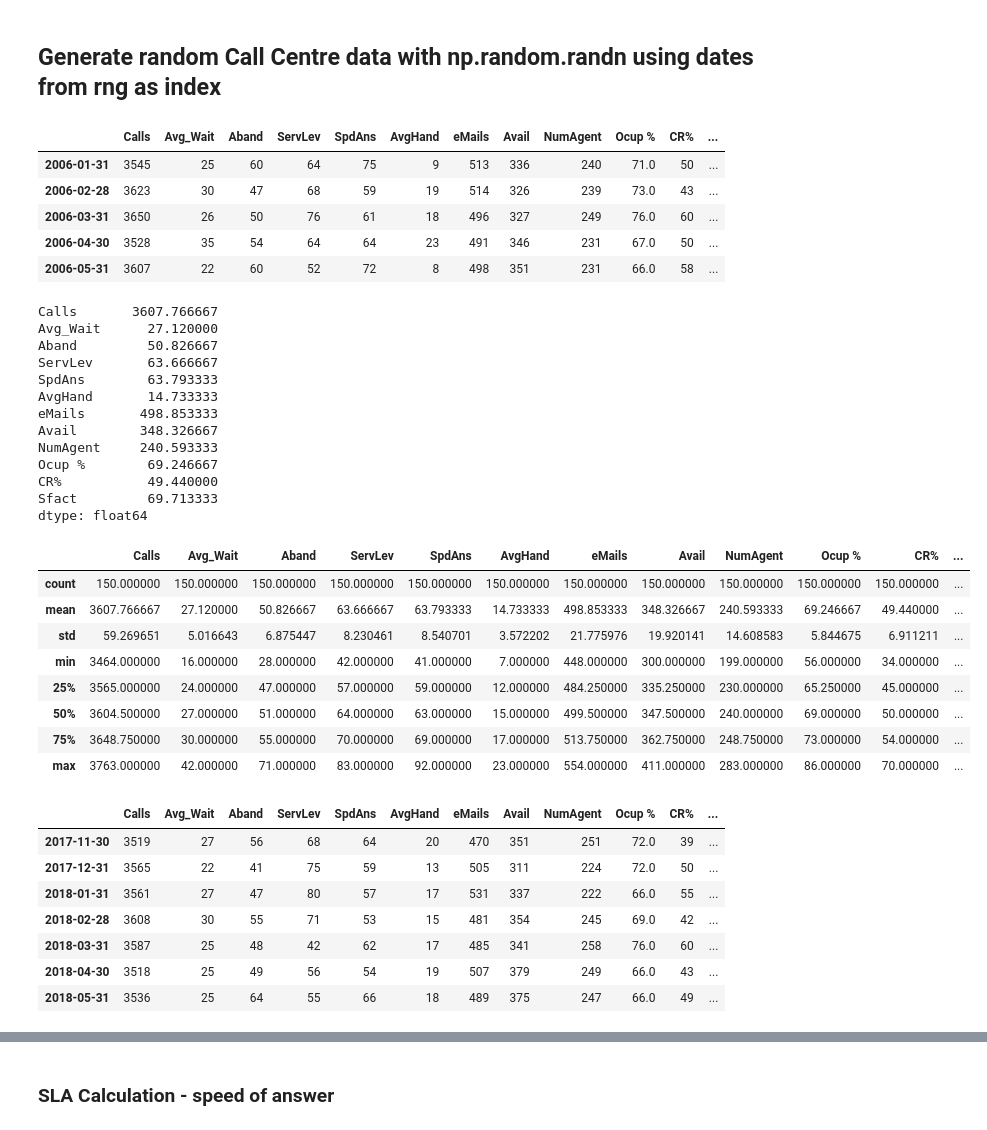
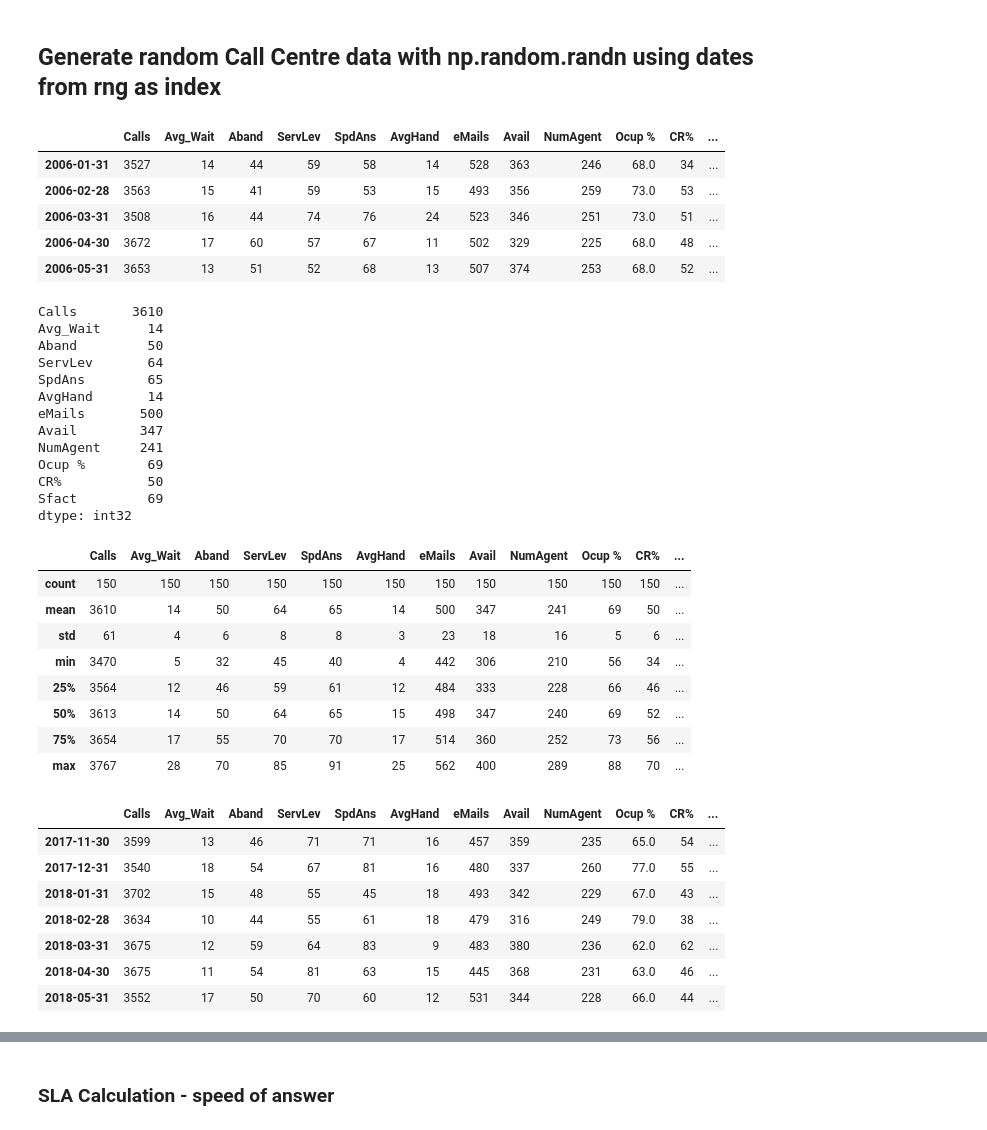
Before and after one commit to eamonnofarrell/Programming_Project, a Jupyter notebook: Prog_Project.ipynb, the cells around one changed output, grey strips where cells are left out. Saved outputs shown, nothing was run; the diff lists cells and outputs as text; code cells hidden in the pictures.

```diff
--- a/Prog_Project.ipynb
+++ b/Prog_Project.ipynb
@@ -64,7 +64,7 @@ DatetimeIndex(['2006-01-31', '2006-02-28', '2006-03-31', '2006-04-30',
 ## Generate random Call Centre data with np.random.randn using dates from rng as index
 # %%
 Calls = pd.DataFrame(np.random.poisson(3617, len(rng)), index=rng, columns = ["Calls"])
-Calls["Avg_Wait"] = pd.DataFrame.assign(np.random.poisson(27, len(rng)))
+Calls["Avg_Wait"] = pd.DataFrame.assign(np.random.poisson(15, len(rng)))
 Calls["Aband"] = pd.DataFrame.assign(np.random.poisson(50, len(rng)))
 Calls["ServLev"] = pd.DataFrame.assign(np.random.poisson(65, len(rng)))
 Calls["SpdAns"] = pd.DataFrame.assign(np.random.poisson(65, len(rng)))
@@ -79,48 +79,48 @@ Calls["Sfact"] =  pd.DataFrame.assign(np.random.poisson(70, len(rng)))
 Calls.head()
 # %% [output]
 |  | Calls | Avg_Wait | Aband | ServLev | SpdAns | AvgHand | eMails | Avail | NumAgent | Ocup % | CR% | ... |
-| 2006-01-31 | 3545 | 25 | 60 | 64 | 75 | 9 | 513 | 336 | 240 | 71.0 | 50 | ... |
-| 2006-02-28 | 3623 | 30 | 47 | 68 | 59 | 19 | 514 | 326 | 239 | 73.0 | 43 | ... |
-| 2006-03-31 | 3650 | 26 | 50 | 76 | 61 | 18 | 496 | 327 | 249 | 76.0 | 60 | ... |
-| 2006-04-30 | 3528 | 35 | 54 | 64 | 64 | 23 | 491 | 346 | 231 | 67.0 | 50 | ... |
-| 2006-05-31 | 3607 | 22 | 60 | 52 | 72 | 8 | 498 | 351 | 231 | 66.0 | 58 | ... |
+| 2006-01-31 | 3527 | 14 | 44 | 59 | 58 | 14 | 528 | 363 | 246 | 68.0 | 34 | ... |
+| 2006-02-28 | 3563 | 15 | 41 | 59 | 53 | 15 | 493 | 356 | 259 | 73.0 | 53 | ... |
+| 2006-03-31 | 3508 | 16 | 44 | 74 | 76 | 24 | 523 | 346 | 251 | 73.0 | 51 | ... |
+| 2006-04-30 | 3672 | 17 | 60 | 57 | 67 | 11 | 502 | 329 | 225 | 68.0 | 48 | ... |
+| 2006-05-31 | 3653 | 13 | 51 | 52 | 68 | 13 | 507 | 374 | 253 | 68.0 | 52 | ... |
 # %%
-Calls.mean()
+Calls.mean().astype(int)
 # %% [output]
-Calls       3607.766667
-Avg_Wait      27.120000
-Aband         50.826667
-ServLev       63.666667
-SpdAns        63.793333
-AvgHand       14.733333
-eMails       498.853333
-Avail        348.326667
-NumAgent     240.593333
-Ocup %        69.246667
-CR%           49.440000
-Sfact         69.713333
-dtype: float64
+Calls       3610
+Avg_Wait      14
+Aband         50
+ServLev       64
+SpdAns        65
+AvgHand       14
+eMails       500
+Avail        347
+NumAgent     241
+Ocup %        69
+CR%           50
+Sfact         69
+dtype: int32
 # %%
-Calls.describe()
+Calls.describe().astype(int)
 # %% [output]
 |  | Calls | Avg_Wait | Aband | ServLev | SpdAns | AvgHand | eMails | Avail | NumAgent | Ocup % | CR% | ... |
-| count | 150.000000 | 150.000000 | 150.000000 | 150.000000 | 150.000000 | 150.000000 | 150.000000 | 150.000000 | 150.000000 | 150.000000 | 150.000000 | ... |
-| mean | 3607.766667 | 27.120000 | 50.826667 | 63.666667 | 63.793333 | 14.733333 | 498.853333 | 348.326667 | 240.593333 | 69.246667 | 49.440000 | ... |
-| std | 59.269651 | 5.016643 | 6.875447 | 8.230461 | 8.540701 | 3.572202 | 21.775976 | 19.920141 | 14.608583 | 5.844675 | 6.911211 | ... |
-| min | 3464.000000 | 16.000000 | 28.000000 | 42.000000 | 41.000000 | 7.000000 | 448.000000 | 300.000000 | 199.000000 | 56.000000 | 34.000000 | ... |
-| 25% | 3565.000000 | 24.000000 | 47.000000 | 57.000000 | 59.000000 | 12.000000 | 484.250000 | 335.250000 | 230.000000 | 65.250000 | 45.000000 | ... |
-| 50% | 3604.500000 | 27.000000 | 51.000000 | 64.000000 | 63.000000 | 15.000000 | 499.500000 | 347.500000 | 240.000000 | 69.000000 | 50.000000 | ... |
-| 75% | 3648.750000 | 30.000000 | 55.000000 | 70.000000 | 69.000000 | 17.000000 | 513.750000 | 362.750000 | 248.750000 | 73.000000 | 54.000000 | ... |
-| max | 3763.000000 | 42.000000 | 71.000000 | 83.000000 | 92.000000 | 23.000000 | 554.000000 | 411.000000 | 283.000000 | 86.000000 | 70.000000 | ... |
+| count | 150 | 150 | 150 | 150 | 150 | 150 | 150 | 150 | 150 | 150 | 150 | ... |
+| mean | 3610 | 14 | 50 | 64 | 65 | 14 | 500 | 347 | 241 | 69 | 50 | ... |
+| std | 61 | 4 | 6 | 8 | 8 | 3 | 23 | 18 | 16 | 5 | 6 | ... |
+| min | 3470 | 5 | 32 | 45 | 40 | 4 | 442 | 306 | 210 | 56 | 34 | ... |
+| 25% | 3564 | 12 | 46 | 59 | 61 | 12 | 484 | 333 | 228 | 66 | 46 | ... |
+| 50% | 3613 | 14 | 50 | 64 | 65 | 15 | 498 | 347 | 240 | 69 | 52 | ... |
+| 75% | 3654 | 17 | 55 | 70 | 70 | 17 | 514 | 360 | 252 | 73 | 56 | ... |
+| max | 3767 | 28 | 70 | 85 | 91 | 25 | 562 | 400 | 289 | 88 | 70 | ... |
 # %%
 Calls.loc['2017-11-30':'2018-05-31']
 # %% [output]
 |  | Calls | Avg_Wait | Aband | ServLev | SpdAns | AvgHand | eMails | Avail | NumAgent | Ocup % | CR% | ... |
-| 2017-11-30 | 3519 | 27 | 56 | 68 | 64 | 20 | 470 | 351 | 251 | 72.0 | 39 | ... |
-| 2017-12-31 | 3565 | 22 | 41 | 75 | 59 | 13 | 505 | 311 | 224 | 72.0 | 50 | ... |
-| 2018-01-31 | 3561 | 27 | 47 | 80 | 57 | 17 | 531 | 337 | 222 | 66.0 | 55 | ... |
-| 2018-02-28 | 3608 | 30 | 55 | 71 | 53 | 15 | 481 | 354 | 245 | 69.0 | 42 | ... |
-| 2018-03-31 | 3587 | 25 | 48 | 42 | 62 | 17 | 485 | 341 | 258 | 76.0 | 60 | ... |
-| 2018-04-30 | 3518 | 25 | 49 | 56 | 54 | 19 | 507 | 379 | 249 | 66.0 | 43 | ... |
-| 2018-05-31 | 3536 | 25 | 64 | 55 | 66 | 18 | 489 | 375 | 247 | 66.0 | 49 | ... |
+| 2017-11-30 | 3599 | 13 | 46 | 71 | 71 | 16 | 457 | 359 | 235 | 65.0 | 54 | ... |
+| 2017-12-31 | 3540 | 18 | 54 | 67 | 81 | 16 | 480 | 337 | 260 | 77.0 | 55 | ... |
+| 2018-01-31 | 3702 | 15 | 48 | 55 | 45 | 18 | 493 | 342 | 229 | 67.0 | 43 | ... |
+| 2018-02-28 | 3634 | 10 | 44 | 55 | 61 | 18 | 479 | 316 | 249 | 79.0 | 38 | ... |
+| 2018-03-31 | 3675 | 12 | 59 | 64 | 83 | 9 | 483 | 380 | 236 | 62.0 | 62 | ... |
+| 2018-04-30 | 3675 | 11 | 54 | 81 | 63 | 15 | 445 | 368 | 231 | 63.0 | 46 | ... |
+| 2018-05-31 | 3552 | 17 | 50 | 70 | 60 | 12 | 531 | 344 | 228 | 66.0 | 44 | ... |
 # %%
```
Also changed, not shown: parts of 23 cells of this notebook.
